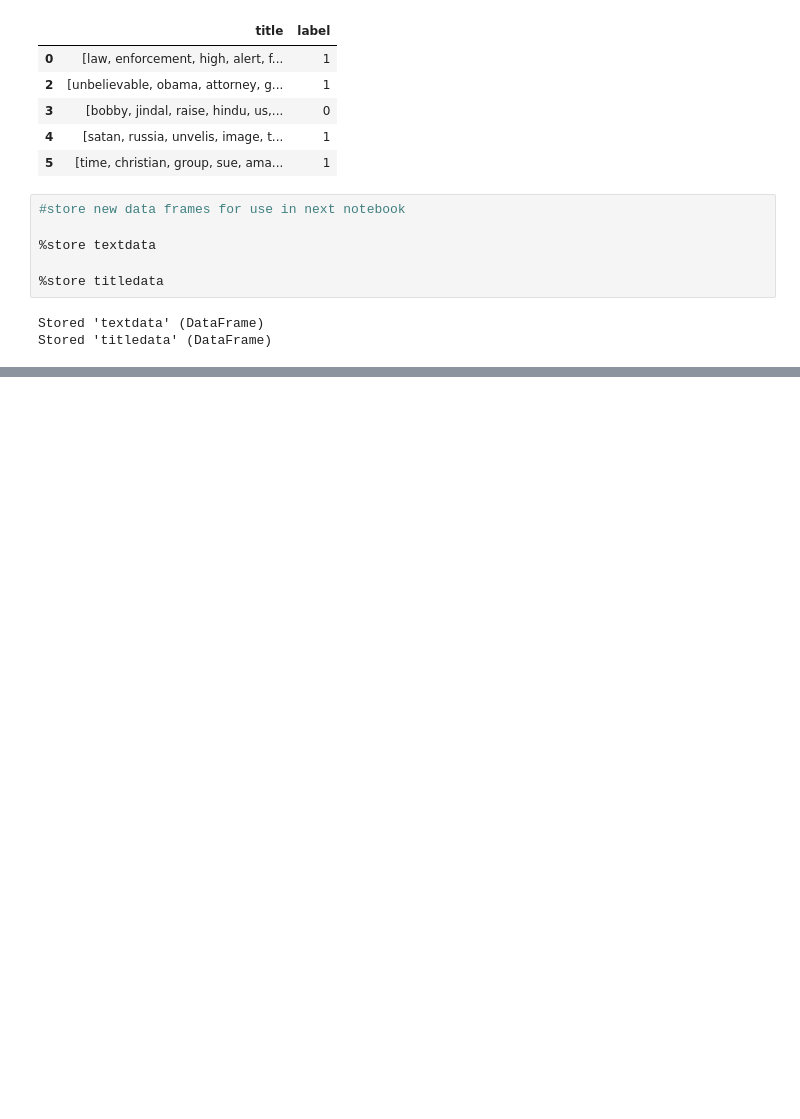
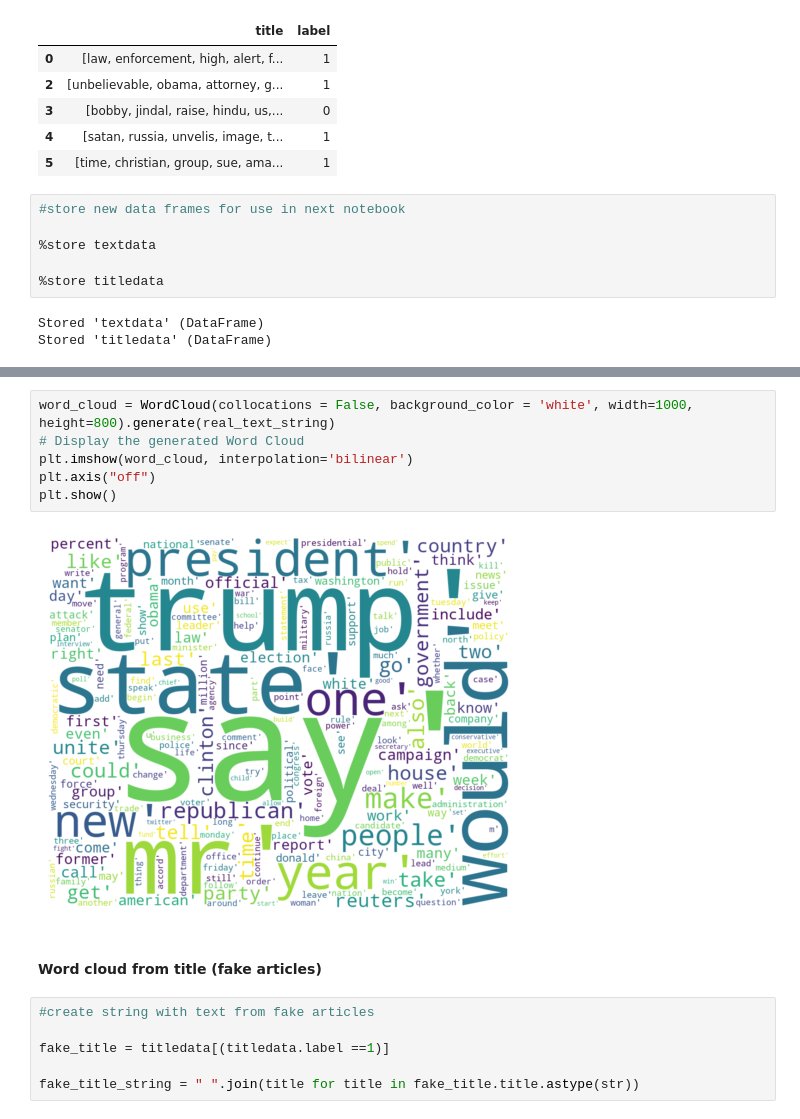
Before and after one commit to andreadobson/CIND-820, a Jupyter notebook: 1 - data preparation and cleaning/1 - data preparation and cleaning.ipynb, the cells around one changed output, grey strips where cells are left out. Saved outputs shown, nothing was run; the diff lists cells and outputs as text; blank space fills up the shorter version.

```diff
--- a/1 - data preparation and cleaning/1 - data preparation and cleaning.ipynb
+++ b/1 - data preparation and cleaning/1 - data preparation and cleaning.ipynb
@@ -324,0 +377,16 @@ Stored 'titledata' (DataFrame)
+# %%
+word_cloud = WordCloud(collocations = False, background_color = 'white', width=1000, height=800).generate(real_text_string)
+# Display the generated Word Cloud
+plt.imshow(word_cloud, interpolation='bilinear')
+plt.axis("off")
+plt.show()
+# %% [output]
+[figure, added]
+# %% [markdown]
+#### Word cloud from title (fake articles)
+# %%
+#create string with text from fake articles
+
+fake_title = titledata[(titledata.label ==1)]
+
+fake_title_string = " ".join(title for title in fake_title.title.astype(str))
```
Also changed, not shown: parts of 13 cells of this notebook.
